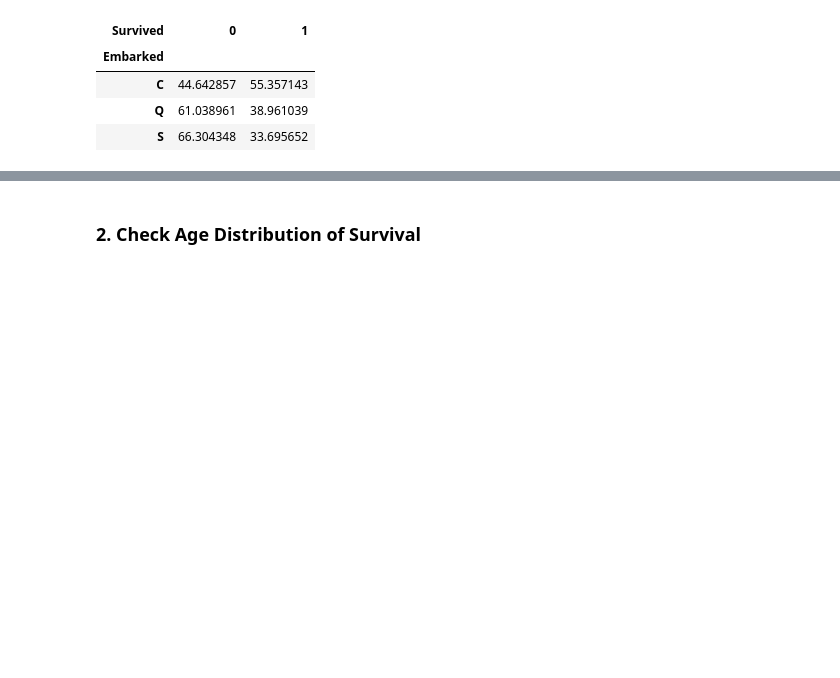
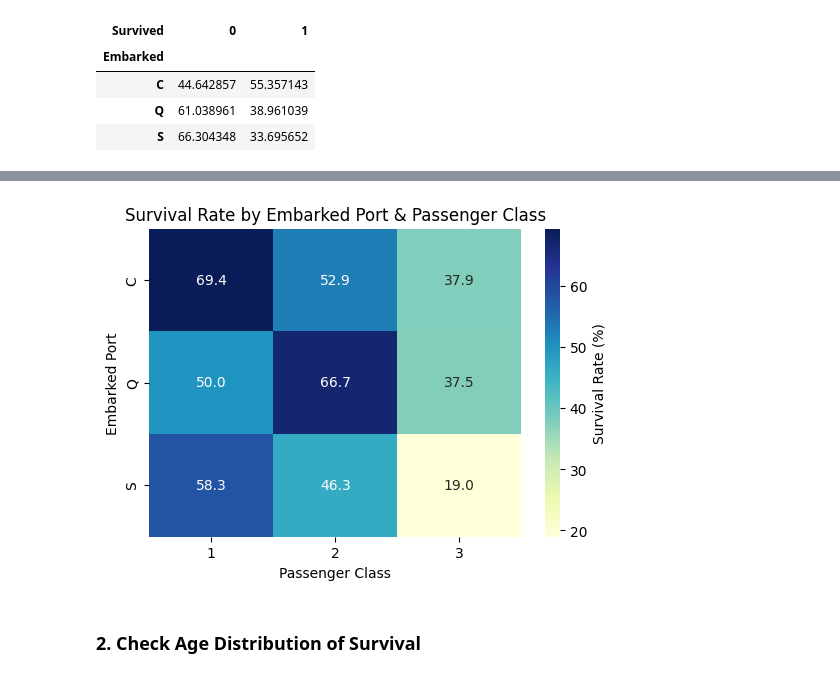
Before and after one commit to acodeforone/22projects, a Jupyter notebook: 00_EDA_01_Titanic.ipynb, the cells around one changed output, grey strips where cells are left out. Cells and saved outputs as stored; diff of their text form; code cells hidden in the pictures; blank space fills up the shorter version.

```diff
--- a/00_EDA_01_Titanic.ipynb
+++ b/00_EDA_01_Titanic.ipynb
@@ -170,3 +188,20 @@ pd.crosstab(df['Embarked'], df['Survived'], normalize='index') * 100
+# %%
+# Create the crosstab (survival rate %)
+survival_rate = pd.crosstab(
+    index=df['Embarked'],
+    columns=df['Pclass'],
+    values=df['Survived'],
+    aggfunc='mean'  # mean survival rate = % survived
+) * 100
+
+plt.figure(figsize=(6,4))
+sns.heatmap(survival_rate, annot=True, fmt=".1f", cmap="YlGnBu", cbar_kws={'label': 'Survival Rate (%)'})
+plt.title("Survival Rate by Embarked Port & Passenger Class")
+plt.ylabel("Embarked Port")
+plt.xlabel("Passenger Class")
+plt.show()
+# %% [output]
+[figure, added]
 # %% [markdown]
 ### 2. Check Age Distribution of Survival
 # %%
```
Also changed, not shown: parts of 1 cell of this notebook.
